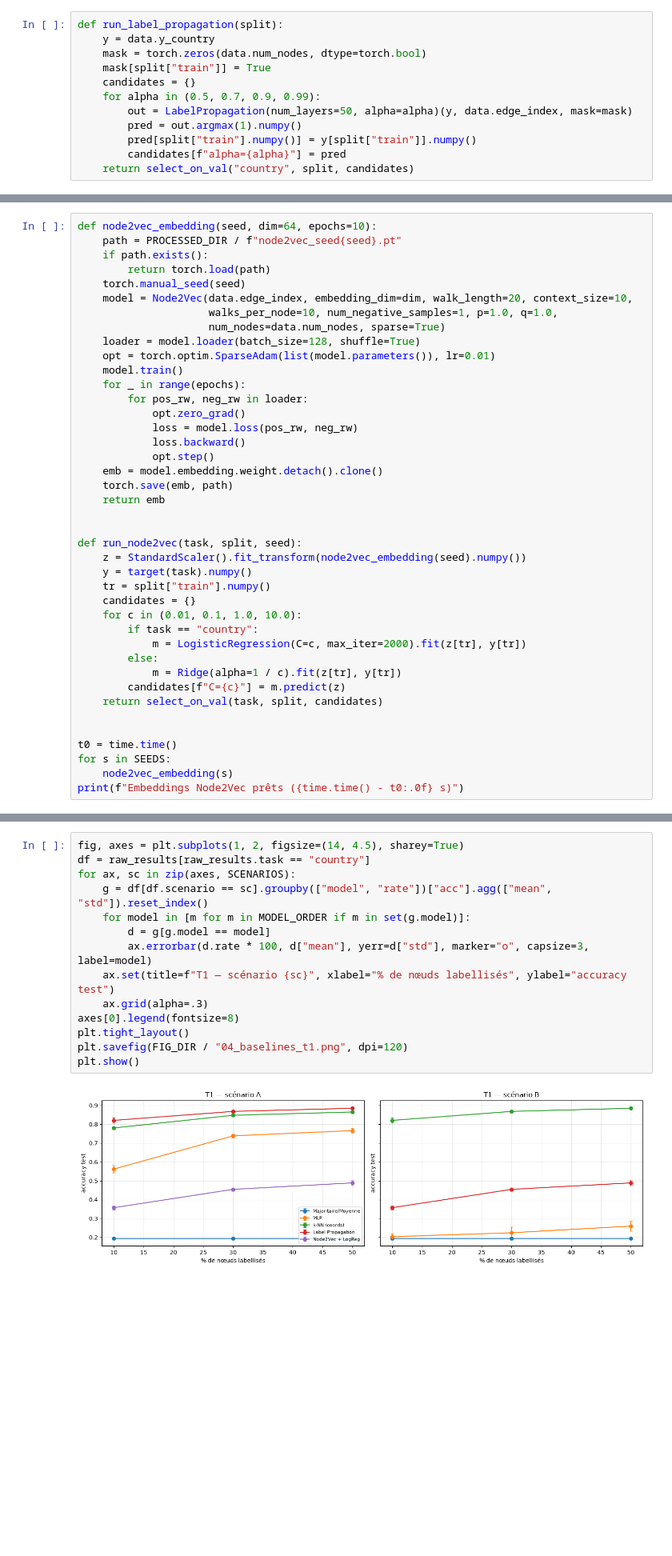
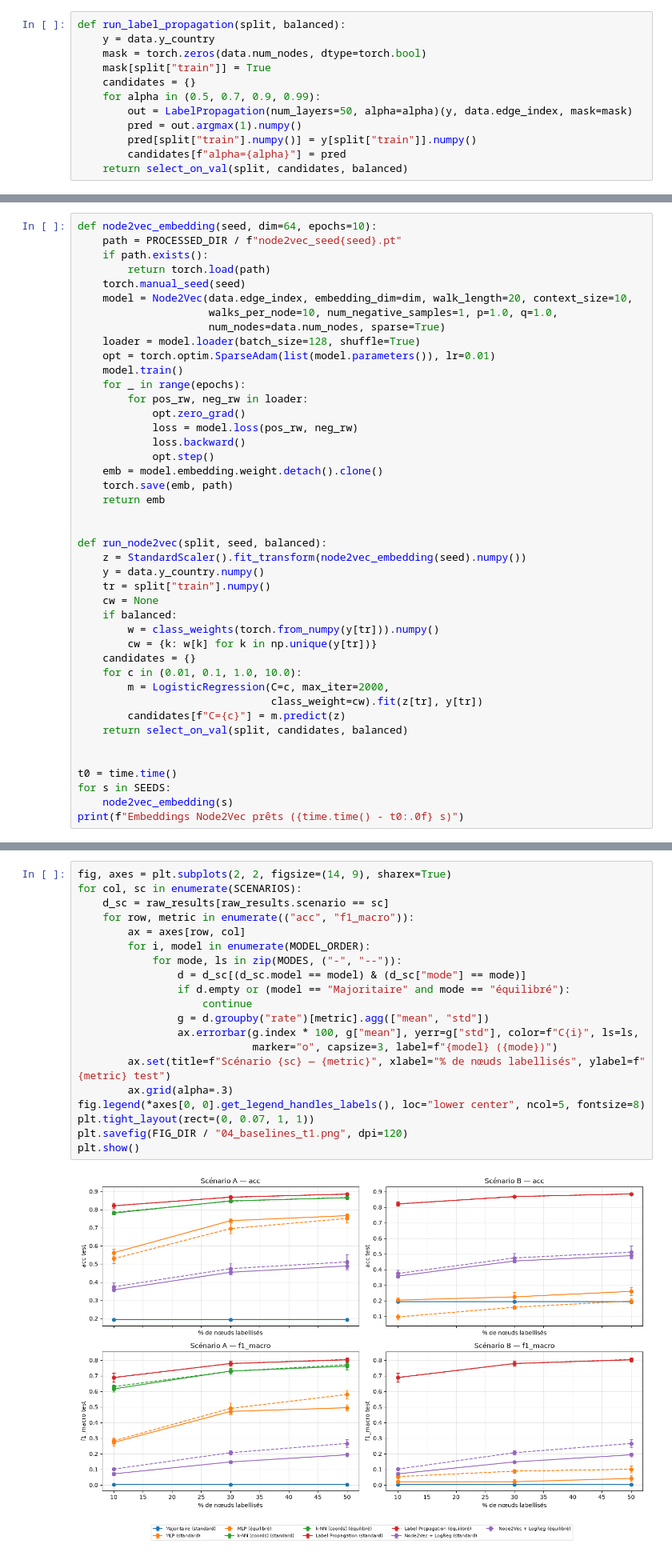
Before and after one commit to AmineBnh21/Classification-Project, a Jupyter notebook: main.ipynb, the cells around one changed output, grey strips where cells are left out. Shown at 80% size. Cells and saved outputs as stored; diff of their text form; blank space fills up the shorter version.

```diff
--- a/main.ipynb
+++ b/main.ipynb
@@ -460,5 +442,5 @@ def run_knn(task, split):
 # %%
-def run_label_propagation(split):
+def run_label_propagation(split, balanced):
     y = data.y_country
     mask = torch.zeros(data.num_nodes, dtype=torch.bool)
     mask[split["train"]] = True
@@ -468,5 +450,5 @@ def run_label_propagation(split):
         pred = out.argmax(1).numpy()
         pred[split["train"].numpy()] = y[split["train"]].numpy()
         candidates[f"alpha={alpha}"] = pred
-    return select_on_val("country", split, candidates)
+    return select_on_val(split, candidates, balanced)
 # %% [markdown]
@@ -497,18 +479,20 @@ def node2vec_embedding(seed, dim=64, epochs=10):
     return emb
 
 
-def run_node2vec(task, split, seed):
+def run_node2vec(split, seed, balanced):
     z = StandardScaler().fit_transform(node2vec_embedding(seed).numpy())
-    y = target(task).numpy()
+    y = data.y_country.numpy()
     tr = split["train"].numpy()
+    cw = None
+    if balanced:
+        w = class_weights(torch.from_numpy(y[tr])).numpy()
+        cw = {k: w[k] for k in np.unique(y[tr])}
     candidates = {}
     for c in (0.01, 0.1, 1.0, 10.0):
-        if task == "country":
-            m = LogisticRegression(C=c, max_iter=2000).fit(z[tr], y[tr])
-        else:
-            m = Ridge(alpha=1 / c).fit(z[tr], y[tr])
+        m = LogisticRegression(C=c, max_iter=2000,
+                               class_weight=cw).fit(z[tr], y[tr])
         candidates[f"C={c}"] = m.predict(z)
-    return select_on_val(task, split, candidates)
+    return select_on_val(split, candidates, balanced)
 
 
 t0 = time.time()
@@ -632,16 +602,22 @@ pd.concat(summary).to_csv(RESULTS_DIR / "baselines_summary.csv")
 # %%
-fig, axes = plt.subplots(1, 2, figsize=(14, 4.5), sharey=True)
-df = raw_results[raw_results.task == "country"]
-for ax, sc in zip(axes, SCENARIOS):
-    g = df[df.scenario == sc].groupby(["model", "rate"])["acc"].agg(["mean", "std"]).reset_index()
-    for model in [m for m in MODEL_ORDER if m in set(g.model)]:
-        d = g[g.model == model]
-        ax.errorbar(d.rate * 100, d["mean"], yerr=d["std"], marker="o", capsize=3, label=model)
-    ax.set(title=f"T1 — scénario {sc}", xlabel="% de nœuds labellisés", ylabel="accuracy test")
-    ax.grid(alpha=.3)
-axes[0].legend(fontsize=8)
-plt.tight_layout()
+fig, axes = plt.subplots(2, 2, figsize=(14, 9), sharex=True)
+for col, sc in enumerate(SCENARIOS):
+    d_sc = raw_results[raw_results.scenario == sc]
+    for row, metric in enumerate(("acc", "f1_macro")):
+        ax = axes[row, col]
+        for i, model in enumerate(MODEL_ORDER):
+            for mode, ls in zip(MODES, ("-", "--")):
+                d = d_sc[(d_sc.model == model) & (d_sc["mode"] == mode)]
+                if d.empty or (model == "Majoritaire" and mode == "équilibré"):
+                    continue
+                g = d.groupby("rate")[metric].agg(["mean", "std"])
+                ax.errorbar(g.index * 100, g["mean"], yerr=g["std"], color=f"C{i}", ls=ls,
+                            marker="o", capsize=3, label=f"{model} ({mode})")
+        ax.set(title=f"Scénario {sc} — {metric}", xlabel="% de nœuds labellisés", ylabel=f"{metric} test")
+        ax.grid(alpha=.3)
+fig.legend(*axes[0, 0].get_legend_handles_labels(), loc="lower center", ncol=5, fontsize=8)
+plt.tight_layout(rect=(0, 0.07, 1, 1))
 plt.savefig(FIG_DIR / "04_baselines_t1.png", dpi=120)
 plt.show()
 # %% [output]
-[figure, old version]
+[figure, new version]
```
Also changed, not shown: parts of 24 cells of this notebook, 20 other files.
